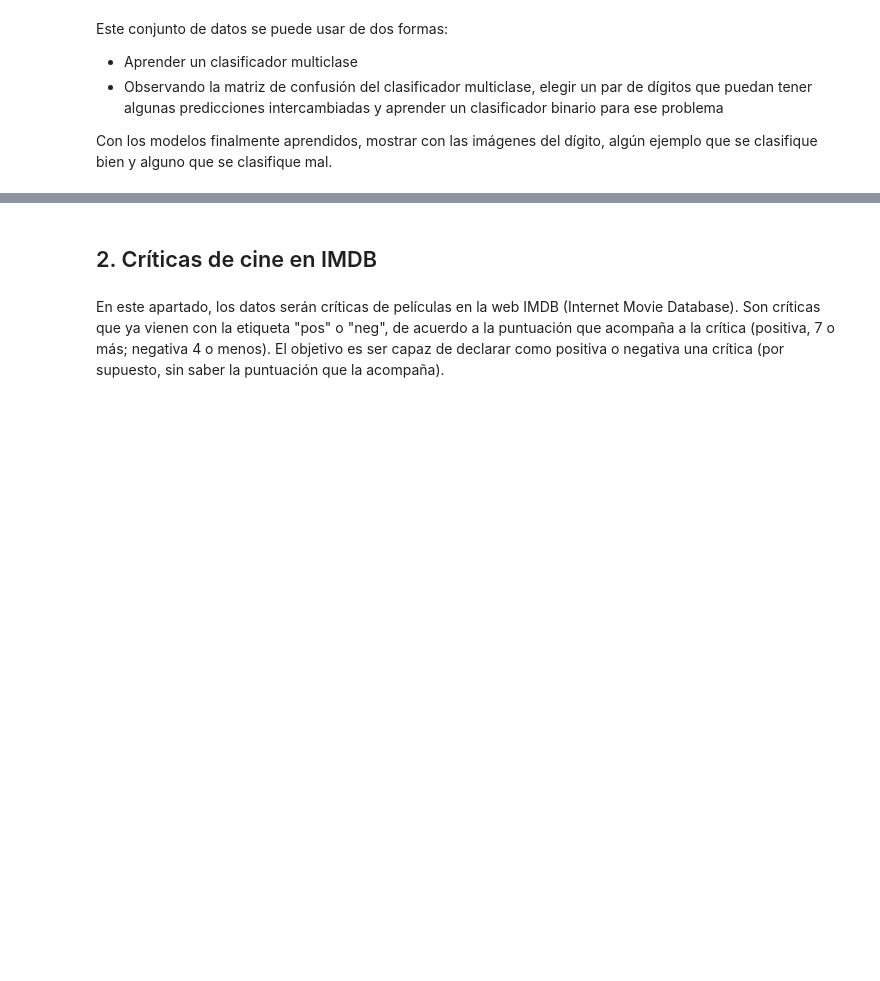
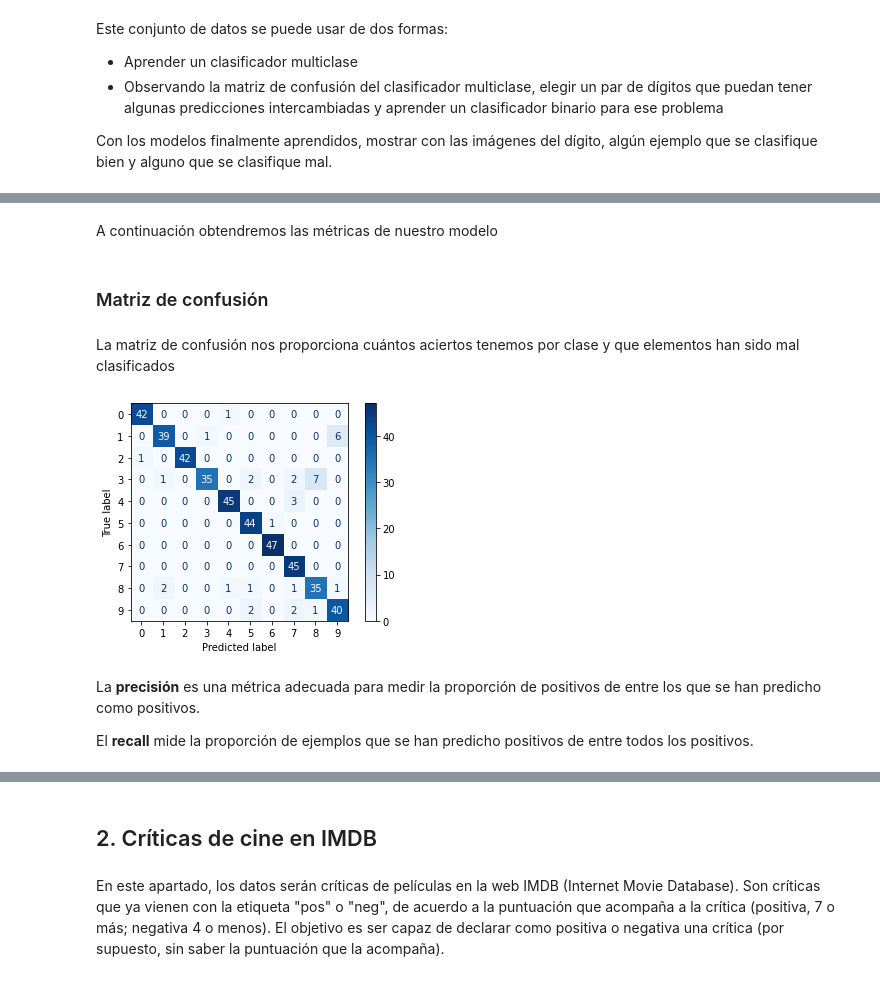
Before and after one commit to Xus72/AIA, a Jupyter notebook: Ejercicio sklearn.ipynb, the cells around one changed output, grey strips where cells are left out. Cells and saved outputs as stored; diff of their text form; code cells hidden in the pictures; blank space fills up the shorter version.

```diff
--- a/Ejercicio sklearn.ipynb
+++ b/Ejercicio sklearn.ipynb
@@ -60,0 +207,24 @@ Con los modelos finalmente aprendidos, mostrar con las imágenes del dígito, al
+# %% [markdown]
+A continuación obtendremos las métricas de nuestro modelo
+# %% [markdown]
+### Matriz de confusión
+# %% [markdown]
+La matriz de confusión nos proporciona cuántos aciertos tenemos por clase y que elementos han sido mal clasificados
+# %%
+from sklearn.metrics import plot_confusion_matrix
+import matplotlib.pyplot as plt
+
+#Creamos gráfica para representar la matriz de confusión
+plot_confusion_matrix(gsrfc, X_test, y_test, digitos.target_names, cmap=plt.cm.Blues)
+plt.show()
+
+#La diagonal de la matriz nos muestra los aciertos que hemos obtenido para cada clase.
+#Los elementos que están a 0 nos indica que hemos obtenido un acierto
+#El resto de elementos que no están a 0, nos indica cuantos errores hemos obtenido para una clase,
+#ademas podemos saber con que clase la están confundiendo
+# %% [output]
+[figure, added]
+# %% [markdown]
+La **precisión** es una métrica adecuada para medir la proporción de positivos de entre los que se han predicho como positivos.
+
+El **recall** mide la proporción de ejemplos que se han predicho positivos de entre todos los positivos.
```
Also changed, not shown: parts of 127 cells of this notebook.
